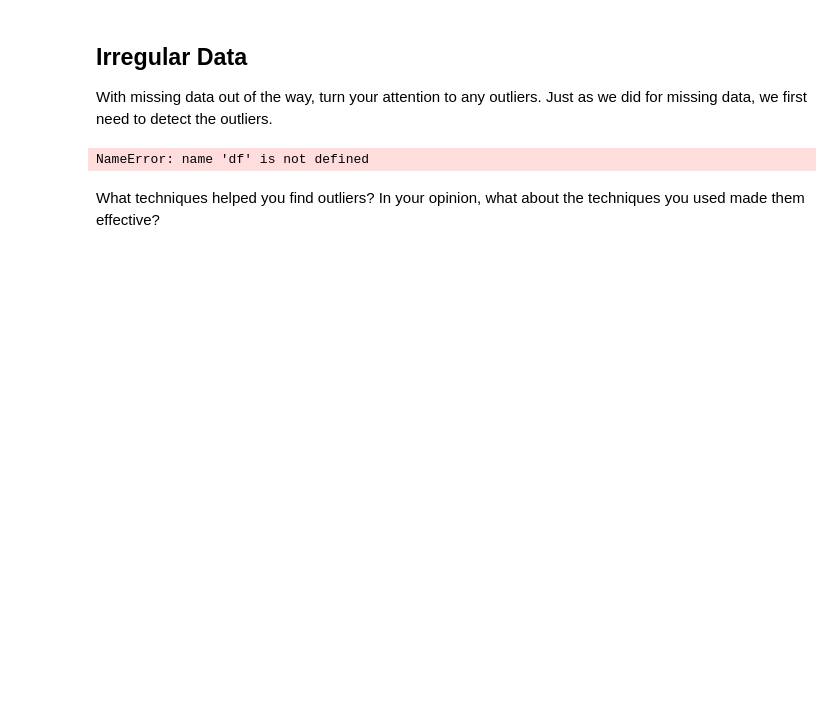
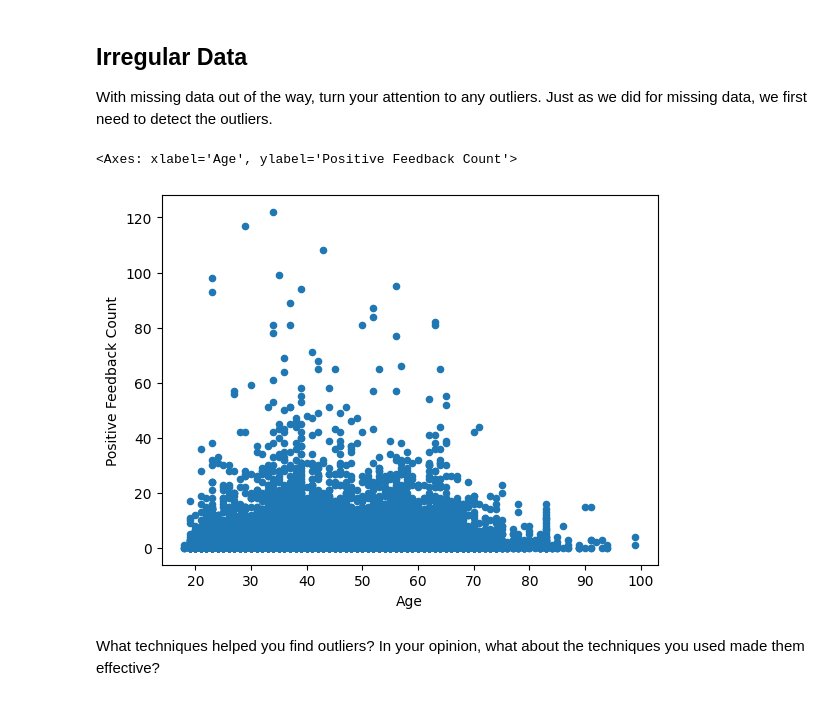
Before and after one commit to Jumbocar/data-analysis-projects, a Jupyter notebook: cleaning-data-with-pandas/exercises/PandasCleaningTechniques.ipynb, the cells around one changed output. Cells and saved outputs as stored; diff of their text form; code cells hidden in the pictures; blank space fills up the shorter version.

```diff
--- a/cleaning-data-with-pandas/exercises/PandasCleaningTechniques.ipynb
+++ b/cleaning-data-with-pandas/exercises/PandasCleaningTechniques.ipynb
@@ -58,9 +58,10 @@ Did you find any missing data? What things worked well for you and what did not?
 With missing data out of the way, turn your attention to any outliers. Just as we did for missing data, we first need to detect the outliers.
 # %%
 # Keep an eye out for outliers!
-# df.plot.scatter(x= "Age", y = 'Positive Feedback Count')
+df.plot.scatter(x= "Age", y = 'Positive Feedback Count')
 # %% [output]
-NameError: name 'df' is not defined
+<Axes: xlabel='Age', ylabel='Positive Feedback Count'>
+[figure, added]
 # %% [markdown]
 What techniques helped you find outliers? In your opinion, what about the techniques you used made them effective?
 # %%
```
Also changed, not shown: parts of 2 cells of this notebook.
